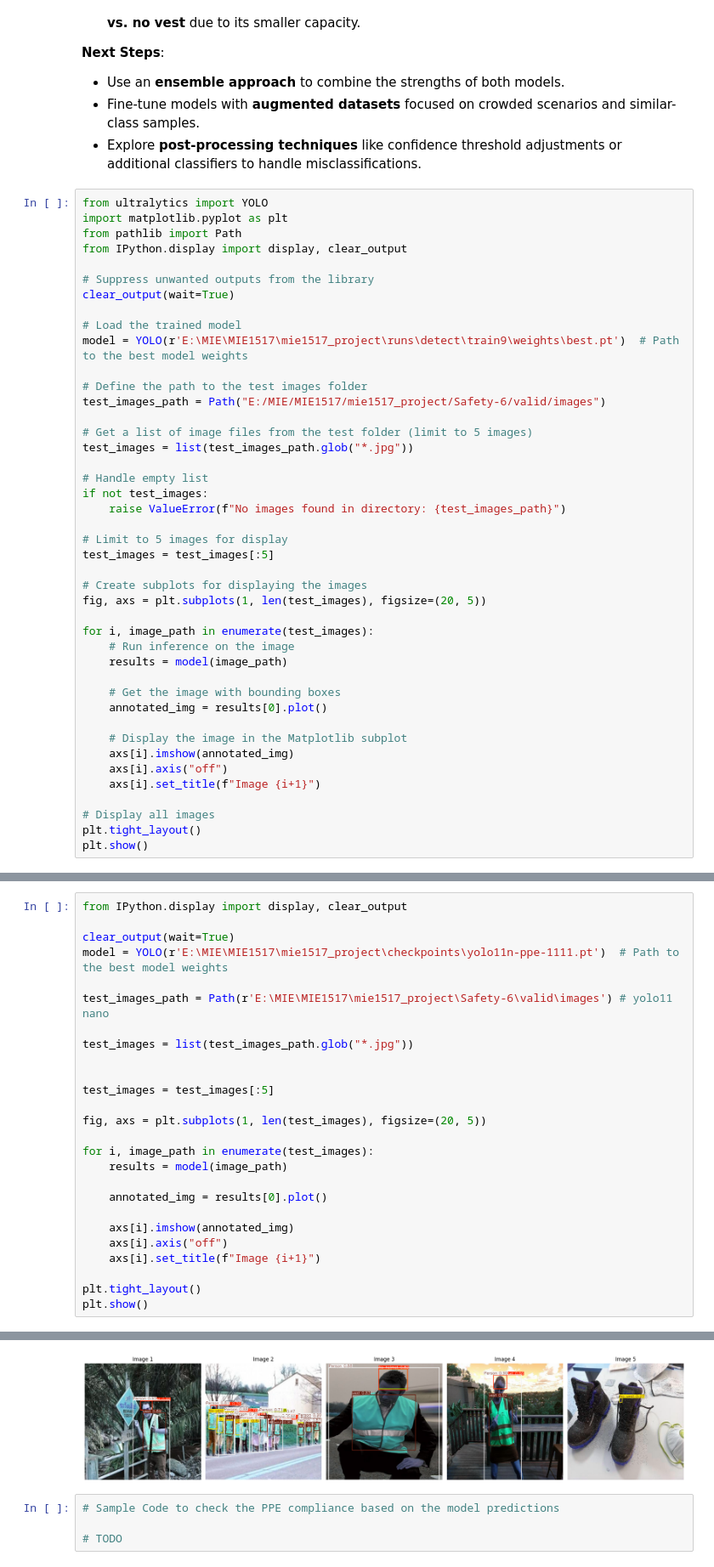
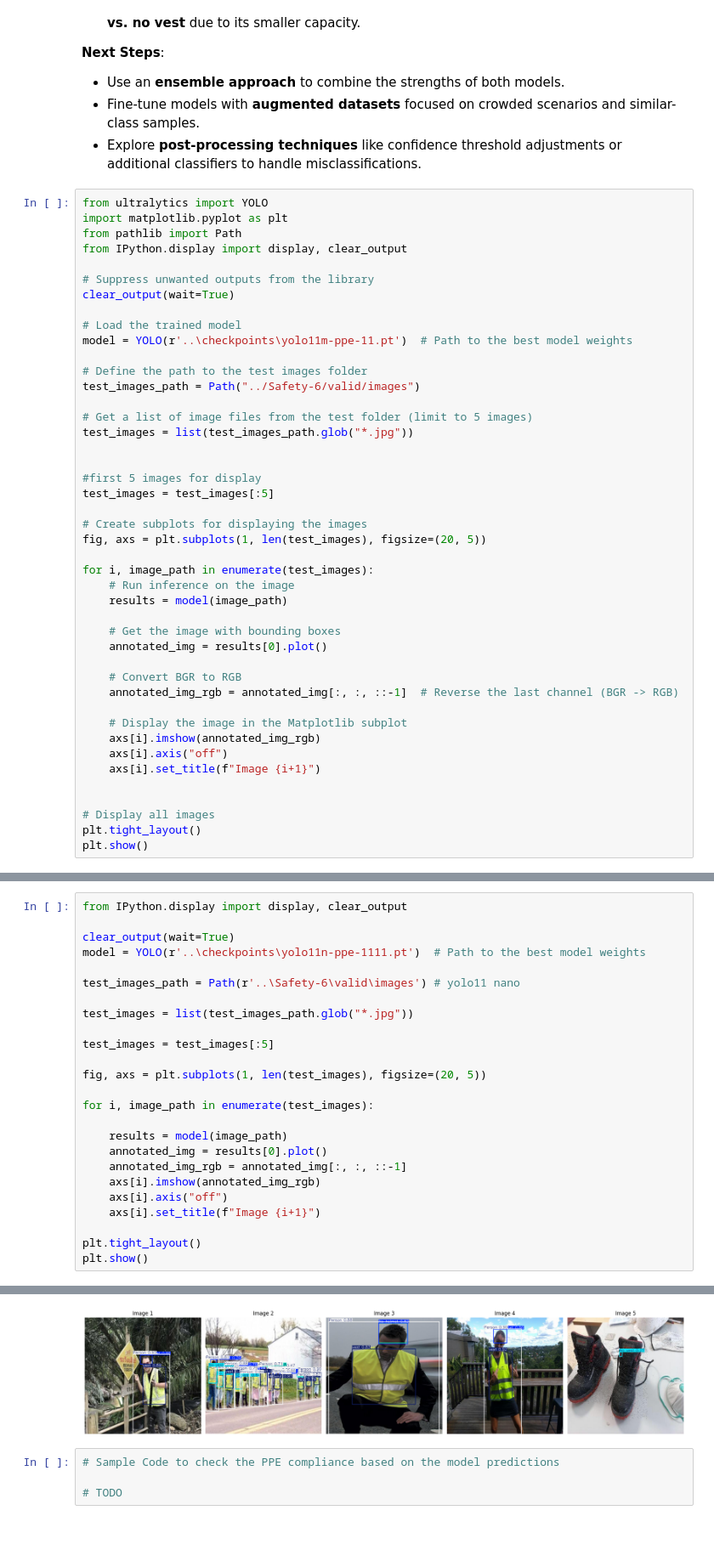
Before and after one commit to yimingyao1230/SPARK, a Jupyter notebook: reports/progress_report.ipynb, the cells around one changed output, grey strips where cells are left out. Shown at 85% size. Saved outputs shown, nothing was run; the diff lists cells and outputs as text; blank space fills up the shorter version.

```diff
--- a/reports/progress_report.ipynb
+++ b/reports/progress_report.ipynb
@@ -160,19 +160,16 @@ from IPython.display import display, clear_output
 clear_output(wait=True)
 
 # Load the trained model
-model = YOLO(r'E:\MIE\MIE1517\mie1517_project\runs\detect\train9\weights\best.pt')  # Path to the best model weights
+model = YOLO(r'..\checkpoints\yolo11m-ppe-11.pt')  # Path to the best model weights
 
 # Define the path to the test images folder
-test_images_path = Path("E:/MIE/MIE1517/mie1517_project/Safety-6/valid/images")
+test_images_path = Path("../Safety-6/valid/images")
 
 # Get a list of image files from the test folder (limit to 5 images)
 test_images = list(test_images_path.glob("*.jpg"))
 
-# Handle empty list
-if not test_images:
-    raise ValueError(f"No images found in directory: {test_images_path}")
 
-# Limit to 5 images for display
+#first 5 images for display
 test_images = test_images[:5]
 
 # Create subplots for displaying the images
@@ -185,10 +182,14 @@ for i, image_path in enumerate(test_images):
     # Get the image with bounding boxes
     annotated_img = results[0].plot()
 
+    # Convert BGR to RGB
+    annotated_img_rgb = annotated_img[:, :, ::-1]  # Reverse the last channel (BGR -> RGB)
+
     # Display the image in the Matplotlib subplot
-    axs[i].imshow(annotated_img)
+    axs[i].imshow(annotated_img_rgb)
     axs[i].axis("off")
     axs[i].set_title(f"Image {i+1}")
+
 
 # Display all images
 plt.tight_layout()
@@ -213,23 +214,22 @@ Speed: 2.0ms preprocess, 19.2ms inference, 2.0ms postprocess per image at shape
 from IPython.display import display, clear_output
 
 clear_output(wait=True)
-model = YOLO(r'E:\MIE\MIE1517\mie1517_project\checkpoints\yolo11n-ppe-1111.pt')  # Path to the best model weights
+model = YOLO(r'..\checkpoints\yolo11n-ppe-1111.pt')  # Path to the best model weights
 
-test_images_path = Path(r'E:\MIE\MIE1517\mie1517_project\Safety-6\valid\images') # yolo11 nano
+test_images_path = Path(r'..\Safety-6\valid\images') # yolo11 nano
 
 test_images = list(test_images_path.glob("*.jpg"))
-
 
 test_images = test_images[:5]
 
 fig, axs = plt.subplots(1, len(test_images), figsize=(20, 5))
 
 for i, image_path in enumerate(test_images):
+
     results = model(image_path)
-
     annotated_img = results[0].plot()
-
-    axs[i].imshow(annotated_img)
+    annotated_img_rgb = annotated_img[:, :, ::-1]
+    axs[i].imshow(annotated_img_rgb)
     axs[i].axis("off")
     axs[i].set_title(f"Image {i+1}")
 
@@ -253,4 +253,4 @@ Speed: 3.0ms preprocess, 15.9ms inference, 2.4ms postprocess per image at shape
-[figure, old version]
+[figure, new version]
 # %%
 # Sample Code to check the PPE compliance based on the model predictions
 
```
Also changed, not shown: parts of 2 cells of this notebook.
